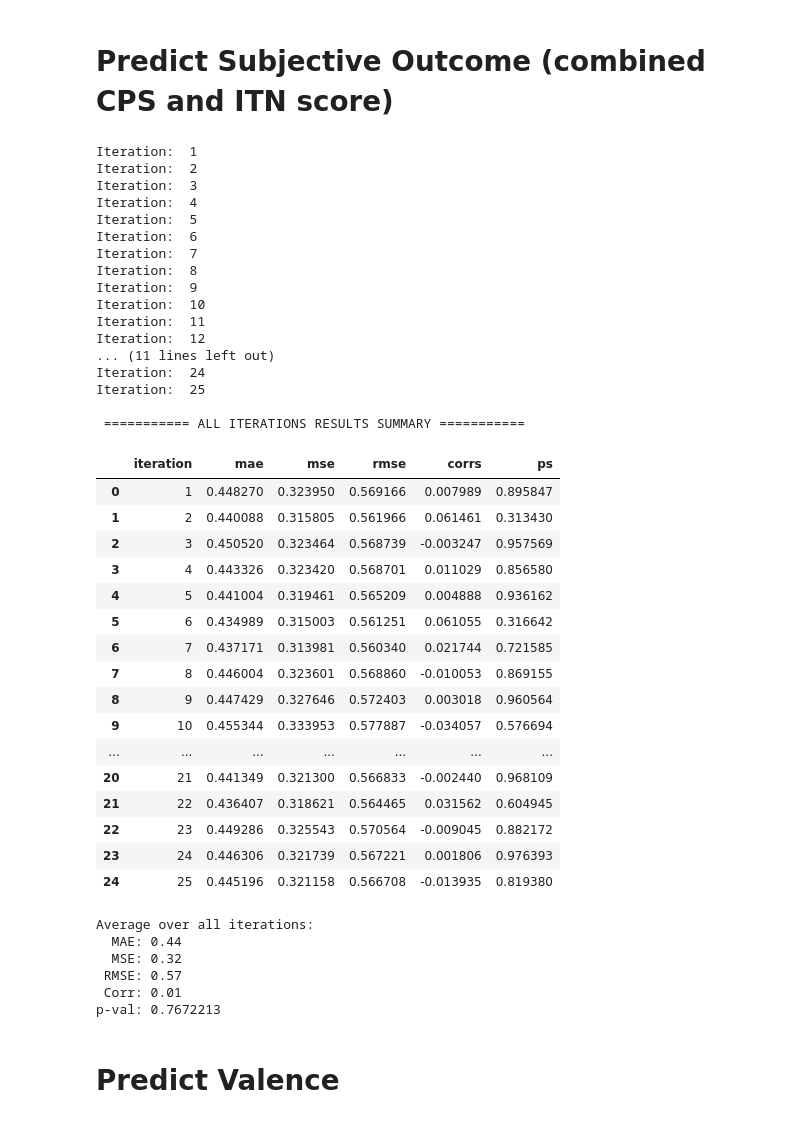
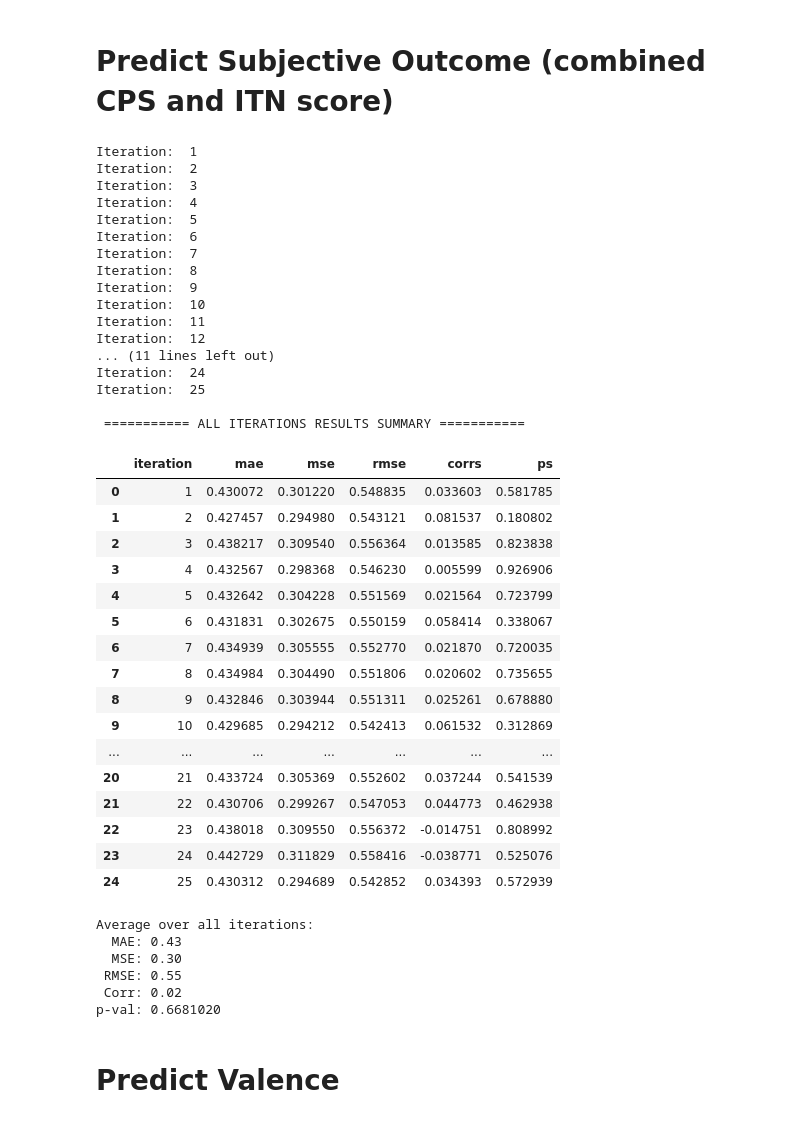
Before and after one commit to julialromero/Collaborative-Problem-Solving, a Jupyter notebook: run_regression.ipynb, the cells around one changed output. Saved outputs shown, nothing was run; the diff lists cells and outputs as text; code cells hidden in the pictures.

```diff
--- a/run_regression.ipynb
+++ b/run_regression.ipynb
@@ -64,7 +65,7 @@ shuffled = False
 chance = False
 num_iters = 25
 num_folds = 10
-model = "RFR"
+model = "LR"
 
 if shuffled:
     dfData = pd.merge(dfShuffMeasures, dfLabels, on=['GROUPID', 'block'], how='inner')
@@ -78,6 +79,10 @@ elif chance:
 else:
     dfData = pd.merge(dfMeasures, dfLabels, on=['GROUPID', 'block'], how='inner')
 
+# Add on binary task score
+median = dfData['task_score'].median()
+dfData['task_score_bin'] = np.where(dfData['task_score'] <= median, 0, 1)
+
 
 print("dfData shape: ", dfData.shape)
 display(dfData)
@@ -294,6 +218,9 @@ for i in range(num_iters):
 
     elif model == "SVR":
         model_task_score = SVR()
+
+    elif model == "LR":
+        model_task_score = LinearRegression()
 
 
     # Get fold groups
@@ -367,12 +294,12 @@ for i in range(num_iters):
 #     # END PLOTTING
 
 
-    if shuffled:
-        dfTruevPred.to_csv(TASK_SCORE_RESULTS + "RAW_SHUFFLED/" + model + "/" + model + "_TaskScore_True_vs_Pred_SHUFF_" + str(i+1) + ".csv", index=False)
-    elif chance:
-        dfTruevPred.to_csv(TASK_SCORE_RESULTS + "RAW_CHANCE/" + model + "/" + model + "_TaskScore_True_vs_Pred_CHANCE_" + str(i+1) + ".csv", index=False)
-    else:
-        dfTruevPred.to_csv(TASK_SCORE_RESULTS + "RAW/" + model + "/" + model + "_TaskScore_True_vs_Pred_" + str(i+1) + ".csv", index=False)
+#     if shuffled:
+#         dfTruevPred.to_csv(TASK_SCORE_RESULTS + "RAW_SHUFFLED/" + model + "/" + model + "_TaskScore_True_vs_Pred_SHUFF_" + str(i+1) + ".csv", index=False)
+#     elif chance:
+#         dfTruevPred.to_csv(TASK_SCORE_RESULTS + "RAW_CHANCE/" + model + "/" + model + "_TaskScore_True_vs_Pred_CHANCE_" + str(i+1) + ".csv", index=False)
+#     else:
+#         dfTruevPred.to_csv(TASK_SCORE_RESULTS + "RAW/" + model + "/" + model + "_TaskScore_True_vs_Pred_" + str(i+1) + ".csv", index=False)
 
 
 
@@ -400,12 +327,12 @@ dfMetrics = pd.DataFrame({'iteration': [i for i in range(1,num_iters+1)], \
 
 display(dfMetrics)
 
-if shuffled:
-    dfMetrics.to_csv(TASK_SCORE_RESULTS + "RAW_SHUFFLED/" + model + "/" + model + "_TaskScore_Metrics_SHUFF.csv", index=False)
-elif chance:
-    dfMetrics.to_csv(TASK_SCORE_RESULTS + "RAW_CHANCE/" + model + "/" + model + "_TaskScore_Metrics_CHANCE.csv", index=False)
-else:
-    dfMetrics.to_csv(TASK_SCORE_RESULTS + "RAW/" + model + "/" + model + "_TaskScore_Metrics.csv", index=False)
+# if shuffled:
+#     dfMetrics.to_csv(TASK_SCORE_RESULTS + "RAW_SHUFFLED/" + model + "/" + model + "_TaskScore_Metrics_SHUFF.csv", index=False)
+# elif chance:
+#     dfMetrics.to_csv(TASK_SCORE_RESULTS + "RAW_CHANCE/" + model + "/" + model + "_TaskScore_Metrics_CHANCE.csv", index=False)
+# else:
+#     dfMetrics.to_csv(TASK_SCORE_RESULTS + "RAW/" + model + "/" + model + "_TaskScore_Metrics.csv", index=False)
 
 
 print("Average over all iterations:")
@@ -414,6 +341,10 @@ print("%6s %.2f" % ("MSE:", np.mean(dfMetrics['mse'])))
 print("%6s %.2f" % ("RMSE:", np.mean(dfMetrics['rmse'])))
 print("%6s %.2f" % ("Corr:", np.mean(dfMetrics['corrs'])))
 print("%6s %.7f" % ("p-val:", np.mean(dfMetrics['ps'])))
+
+# Get median iterations
+med_corr_idx = np.argsort(corrs)[len(corrs)//2]
+print("\nMedian iteration number: ", med_corr_idx+1)
 # %% [output]
 Iteration:  1
 Iteration:  2
@@ -496,6 +577,9 @@ for i in range(num_iters):
                                            max_features='sqrt')
     elif model == "SVR":
         model_subj_out = SVR()
+
+    elif model == "LR":
+        model_subj_out = LinearRegression()
 
     # Get fold groups
     fold_groups = folds_dict_list[i]
@@ -602,55 +686,55 @@ if shuffled:
 elif chance:
     dfMetrics.to_csv(SUBJ_OUTCOME_RESULTS + "RAW_CHANCE/" + model + "/" + model + "_SubjOut_Metrics_CHANCE.csv", index=False)
 else:
     dfMetrics.to_csv(SUBJ_OUTCOME_RESULTS + "RAW/" + model + "/" + model + "_SubjOut_Metrics.csv", index=False)
 
 print("Average over all iterations:")
 print("%6s %.2f" % ("MAE:", np.mean(dfMetrics['mae'])))
 print("%6s %.2f" % ("MSE:", np.mean(dfMetrics['mse'])))
 print("%6s %.2f" % ("RMSE:", np.mean(dfMetrics['rmse'])))
 print("%6s %.2f" % ("Corr:", np.mean(dfMetrics['corrs'])))
 print("%6s %.7f" % ("p-val:", np.mean(dfMetrics['ps'])))
 # %% [output]
 Iteration:  1
 Iteration:  2
 Iteration:  3
 Iteration:  4
 Iteration:  5
 Iteration:  6
 Iteration:  7
 Iteration:  8
 Iteration:  9
 Iteration:  10
 Iteration:  11
 Iteration:  12
 ... (11 lines left out)
 Iteration:  24
 Iteration:  25
 
  =========== ALL ITERATIONS RESULTS SUMMARY ===========
 |  | iteration | mae | mse | rmse | corrs | ps |
-| 0 | 1 | 0.448270 | 0.323950 | 0.569166 | 0.007989 | 0.895847 |
-| 1 | 2 | 0.440088 | 0.315805 | 0.561966 | 0.061461 | 0.313430 |
-| 2 | 3 | 0.450520 | 0.323464 | 0.568739 | -0.003247 | 0.957569 |
-| 3 | 4 | 0.443326 | 0.323420 | 0.568701 | 0.011029 | 0.856580 |
-| 4 | 5 | 0.441004 | 0.319461 | 0.565209 | 0.004888 | 0.936162 |
-| 5 | 6 | 0.434989 | 0.315003 | 0.561251 | 0.061055 | 0.316642 |
-| 6 | 7 | 0.437171 | 0.313981 | 0.560340 | 0.021744 | 0.721585 |
-| 7 | 8 | 0.446004 | 0.323601 | 0.568860 | -0.010053 | 0.869155 |
-| 8 | 9 | 0.447429 | 0.327646 | 0.572403 | 0.003018 | 0.960564 |
-| 9 | 10 | 0.455344 | 0.333953 | 0.577887 | -0.034057 | 0.576694 |
+| 0 | 1 | 0.430072 | 0.301220 | 0.548835 | 0.033603 | 0.581785 |
+| 1 | 2 | 0.427457 | 0.294980 | 0.543121 | 0.081537 | 0.180802 |
+| 2 | 3 | 0.438217 | 0.309540 | 0.556364 | 0.013585 | 0.823838 |
+| 3 | 4 | 0.432567 | 0.298368 | 0.546230 | 0.005599 | 0.926906 |
+| 4 | 5 | 0.432642 | 0.304228 | 0.551569 | 0.021564 | 0.723799 |
+| 5 | 6 | 0.431831 | 0.302675 | 0.550159 | 0.058414 | 0.338067 |
+| 6 | 7 | 0.434939 | 0.305555 | 0.552770 | 0.021870 | 0.720035 |
+| 7 | 8 | 0.434984 | 0.304490 | 0.551806 | 0.020602 | 0.735655 |
+| 8 | 9 | 0.432846 | 0.303944 | 0.551311 | 0.025261 | 0.678880 |
+| 9 | 10 | 0.429685 | 0.294212 | 0.542413 | 0.061532 | 0.312869 |
 | ... | ... | ... | ... | ... | ... | ... |
-| 20 | 21 | 0.441349 | 0.321300 | 0.566833 | -0.002440 | 0.968109 |
-| 21 | 22 | 0.436407 | 0.318621 | 0.564465 | 0.031562 | 0.604945 |
-| 22 | 23 | 0.449286 | 0.325543 | 0.570564 | -0.009045 | 0.882172 |
-| 23 | 24 | 0.446306 | 0.321739 | 0.567221 | 0.001806 | 0.976393 |
-| 24 | 25 | 0.445196 | 0.321158 | 0.566708 | -0.013935 | 0.819380 |
+| 20 | 21 | 0.433724 | 0.305369 | 0.552602 | 0.037244 | 0.541539 |
+| 21 | 22 | 0.430706 | 0.299267 | 0.547053 | 0.044773 | 0.462938 |
+| 22 | 23 | 0.438018 | 0.309550 | 0.556372 | -0.014751 | 0.808992 |
+| 23 | 24 | 0.442729 | 0.311829 | 0.558416 | -0.038771 | 0.525076 |
+| 24 | 25 | 0.430312 | 0.294689 | 0.542852 | 0.034393 | 0.572939 |
 Average over all iterations:
-  MAE: 0.44
-  MSE: 0.32
- RMSE: 0.57
- Corr: 0.01
-p-val: 0.7672213
+  MAE: 0.43
+  MSE: 0.30
+ RMSE: 0.55
+ Corr: 0.02
+p-val: 0.6681020
 # %% [markdown]
 # Predict Valence
 # %%
```
Also changed, not shown: parts of 12 cells of this notebook.
